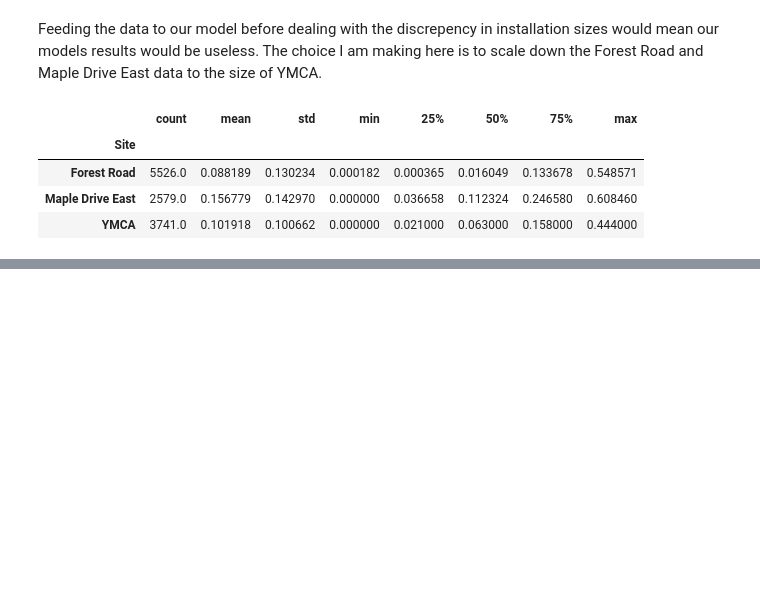
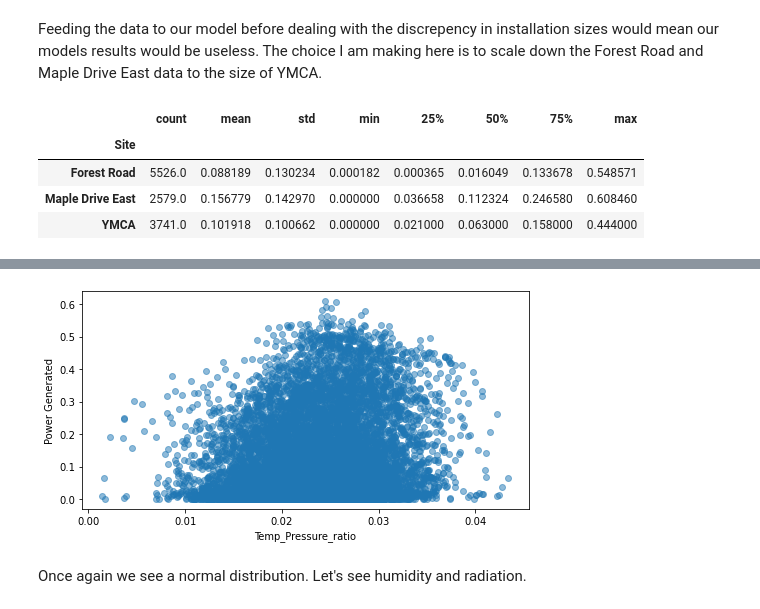
Before and after one commit to Eddy12321/Solar_ROI, a Jupyter notebook: Notebooks/2. Explorative Data Analysis.ipynb, the cells around one changed output, grey strips where cells are left out. Saved outputs shown, nothing was run; the diff lists cells and outputs as text; code cells hidden in the pictures; blank space fills up the shorter version.

```diff
--- a/Notebooks/2. Explorative Data Analysis.ipynb
+++ b/Notebooks/2. Explorative Data Analysis.ipynb
@@ -132,0 +172,6 @@ def scatterplots(columns, ncol=None, figsize=(15, 8)):
+# %%
+scatterplots(['Temp_Pressure_ratio'], figsize = (8, 4))
+# %% [output]
+[figure, added]
+# %% [markdown]
+Once again we see a normal distribution. Let's see humidity and radiation.
```
Also changed, not shown: parts of 33 cells of this notebook, 1 other file.
